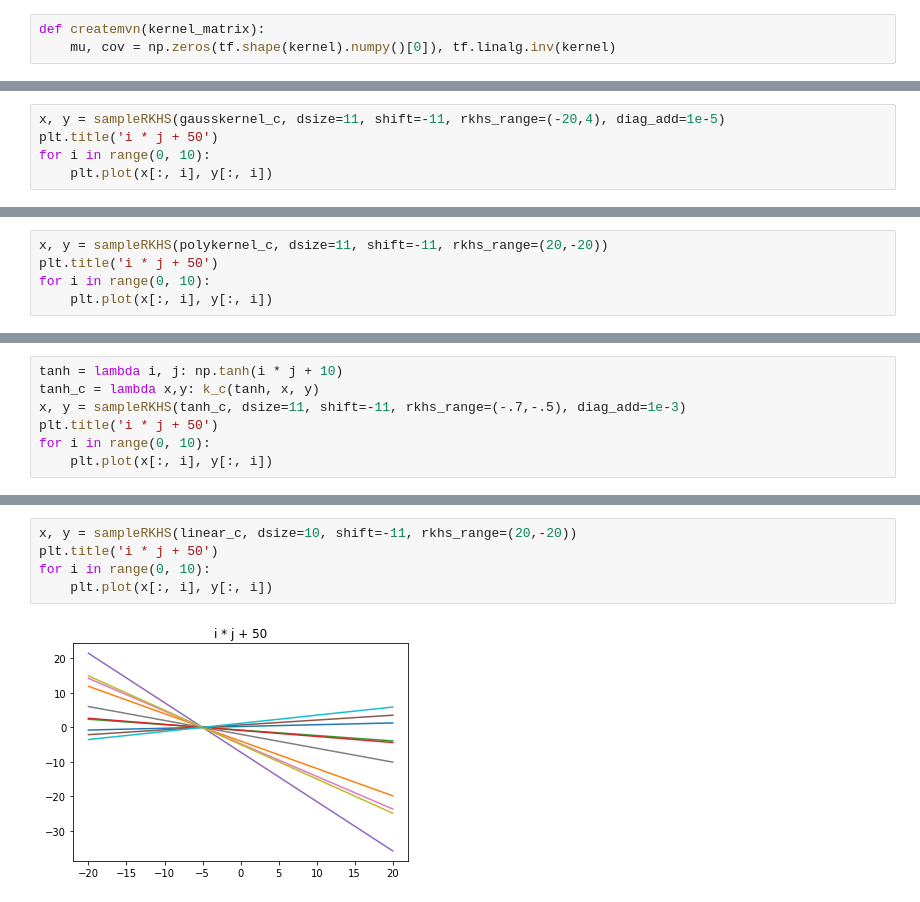
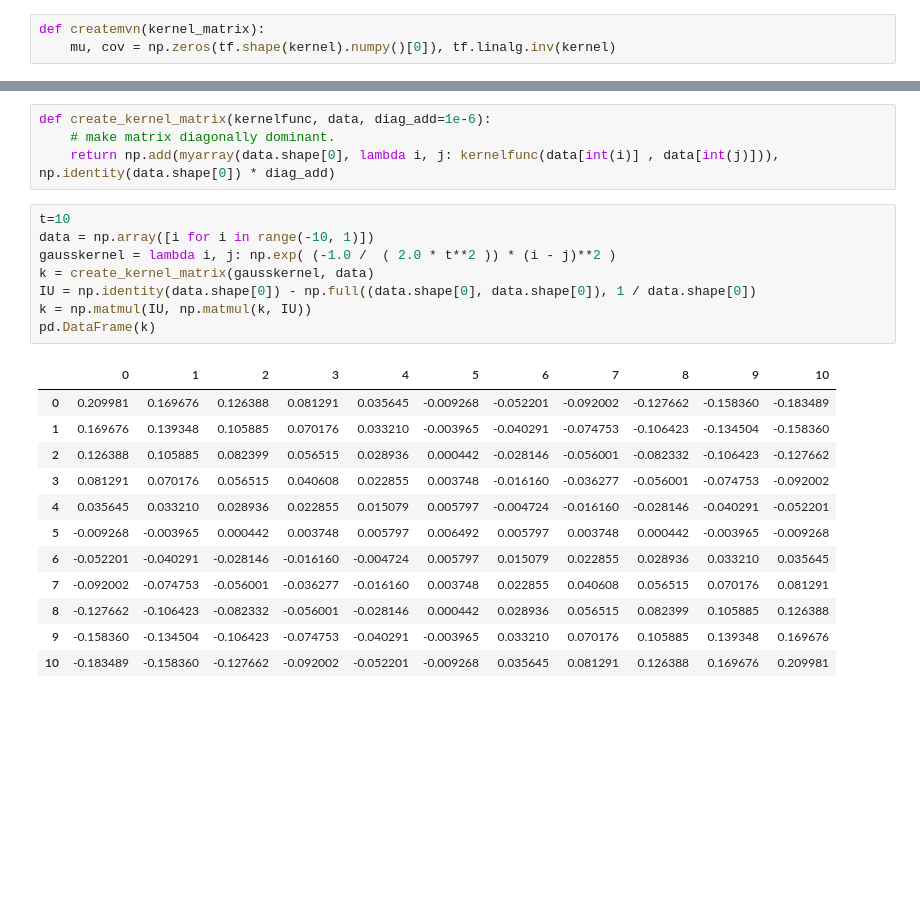
Before and after one commit to karasjoh000/KernelPCA, a Jupyter notebook: h2.ipynb, the cells around one changed output, grey strips where cells are left out. Drawn from its saved outputs; the diff is of its cells as text; blank space fills up the shorter version.

```diff
--- a/h2.ipynb
+++ b/h2.ipynb
@@ -211,5 +84,0 @@ for i in range(0, 10):
-# %%
-x, y = sampleRKHS(gausskernel_c, dsize=11, shift=-11, rkhs_range=(-20,4), diag_add=1e-5)
-plt.title('i * j + 50')
-for i in range(0, 10):
-    plt.plot(x[:, i], y[:, i])
@@ -218,5 +84,0 @@ for i in range(0, 10):
-# %%
-x, y = sampleRKHS(polykernel_c, dsize=11, shift=-11, rkhs_range=(20,-20))
-plt.title('i * j + 50')
-for i in range(0, 10):
-    plt.plot(x[:, i], y[:, i])
@@ -225,7 +84,0 @@ for i in range(0, 10):
-# %%
-tanh = lambda i, j: np.tanh(i * j + 10)
-tanh_c = lambda x,y: k_c(tanh, x, y)
-x, y = sampleRKHS(tanh_c, dsize=11, shift=-11, rkhs_range=(-.7,-.5), diag_add=1e-3)
-plt.title('i * j + 50')
-for i in range(0, 10):
-    plt.plot(x[:, i], y[:, i])
@@ -234,7 +85,25 @@ for i in range(0, 10):
-# %%
-x, y = sampleRKHS(linear_c, dsize=10, shift=-11, rkhs_range=(20,-20))
-plt.title('i * j + 50')
-for i in range(0, 10):
-    plt.plot(x[:, i], y[:, i])
-# %% [output]
-[figure, removed]
+# %%
+def create_kernel_matrix(kernelfunc, data, diag_add=1e-6):
+    # make matrix diagonally dominant.
+    return np.add(myarray(data.shape[0], lambda i, j: kernelfunc(data[int(i)] , data[int(j)])), np.identity(data.shape[0]) * diag_add)
+# %%
+t=10
+data = np.array([i for i in range(-10, 1)])
+gausskernel = lambda i, j: np.exp( (-1.0 /  ( 2.0 * t**2 )) * (i - j)**2 )
+k = create_kernel_matrix(gausskernel, data)
+IU = np.identity(data.shape[0]) - np.full((data.shape[0], data.shape[0]), 1 / data.shape[0])
+k = np.matmul(IU, np.matmul(k, IU))
+pd.DataFrame(k)
+# %% [output]
+|  | 0 | 1 | 2 | 3 | 4 | 5 | 6 | 7 | 8 | 9 | 10 |
+| 0 | 0.209981 | 0.169676 | 0.126388 | 0.081291 | 0.035645 | -0.009268 | -0.052201 | -0.092002 | -0.127662 | -0.158360 | -0.183489 |
+| 1 | 0.169676 | 0.139348 | 0.105885 | 0.070176 | 0.033210 | -0.003965 | -0.040291 | -0.074753 | -0.106423 | -0.134504 | -0.158360 |
+| 2 | 0.126388 | 0.105885 | 0.082399 | 0.056515 | 0.028936 | 0.000442 | -0.028146 | -0.056001 | -0.082332 | -0.106423 | -0.127662 |
+| 3 | 0.081291 | 0.070176 | 0.056515 | 0.040608 | 0.022855 | 0.003748 | -0.016160 | -0.036277 | -0.056001 | -0.074753 | -0.092002 |
+| 4 | 0.035645 | 0.033210 | 0.028936 | 0.022855 | 0.015079 | 0.005797 | -0.004724 | -0.016160 | -0.028146 | -0.040291 | -0.052201 |
+| 5 | -0.009268 | -0.003965 | 0.000442 | 0.003748 | 0.005797 | 0.006492 | 0.005797 | 0.003748 | 0.000442 | -0.003965 | -0.009268 |
+| 6 | -0.052201 | -0.040291 | -0.028146 | -0.016160 | -0.004724 | 0.005797 | 0.015079 | 0.022855 | 0.028936 | 0.033210 | 0.035645 |
+| 7 | -0.092002 | -0.074753 | -0.056001 | -0.036277 | -0.016160 | 0.003748 | 0.022855 | 0.040608 | 0.056515 | 0.070176 | 0.081291 |
+| 8 | -0.127662 | -0.106423 | -0.082332 | -0.056001 | -0.028146 | 0.000442 | 0.028936 | 0.056515 | 0.082399 | 0.105885 | 0.126388 |
+| 9 | -0.158360 | -0.134504 | -0.106423 | -0.074753 | -0.040291 | -0.003965 | 0.033210 | 0.070176 | 0.105885 | 0.139348 | 0.169676 |
+| 10 | -0.183489 | -0.158360 | -0.127662 | -0.092002 | -0.052201 | -0.009268 | 0.035645 | 0.081291 | 0.126388 | 0.169676 | 0.209981 |
```
Also changed, not shown: parts of 17 cells of this notebook, 7 other files.
